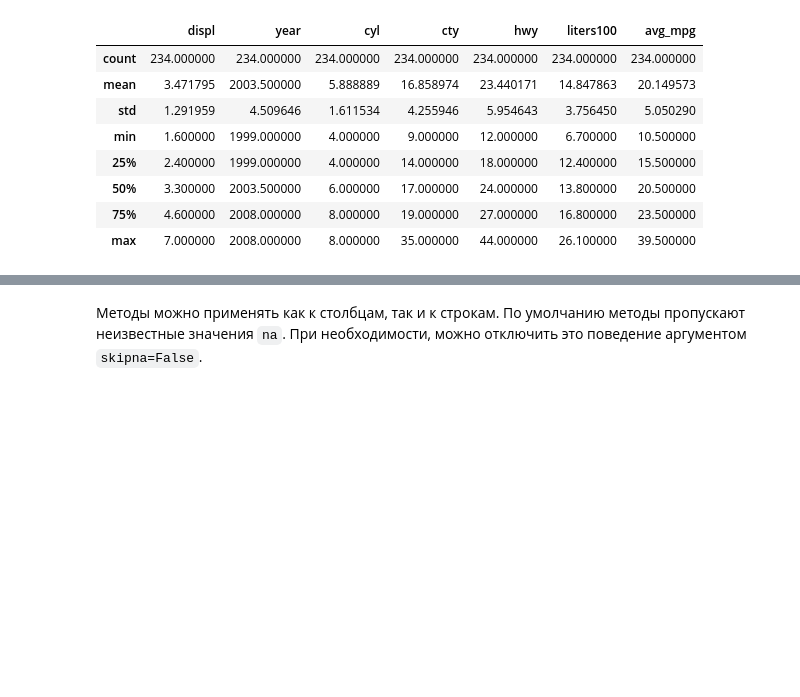
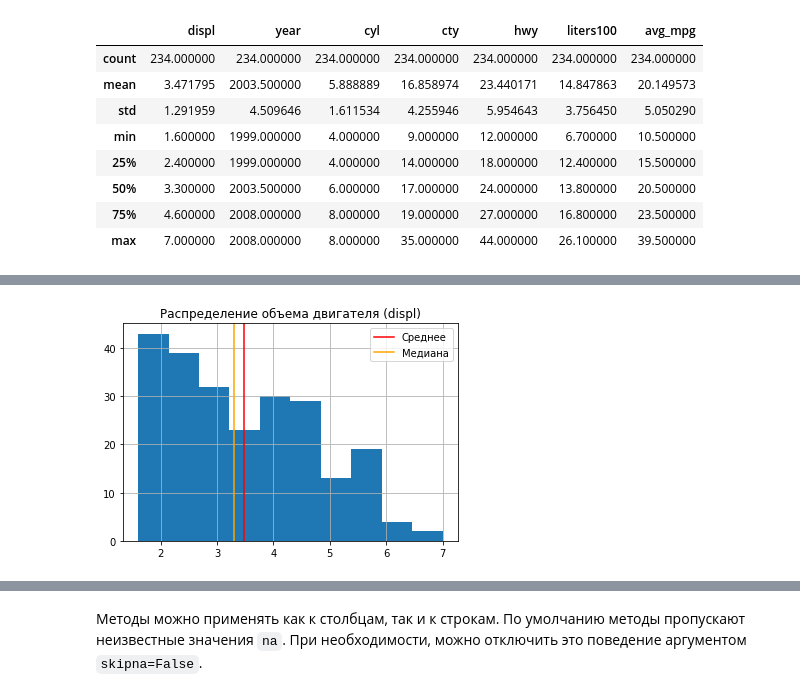
Before and after one commit to postlogist/python-ds, a Jupyter notebook: pandas/01_pandas_basics.ipynb, the cells around one changed output, grey strips where cells are left out. Saved outputs shown, nothing was run; the diff lists cells and outputs as text; code cells hidden in the pictures; blank space fills up the shorter version.

```diff
--- a/pandas/01_pandas_basics.ipynb
+++ b/pandas/01_pandas_basics.ipynb
@@ -1084,0 +1116,8 @@ mpg.describe()
+# %%
+ax = mpg['displ'].hist()
+ax.axvline(mpg['displ'].mean(), color = 'red', label='Среднее')
+ax.axvline(mpg['displ'].median(), color = 'orange', label='Медиана')
+ax.legend();
+ax.set_title('Распределение объема двигателя (displ)');
+# %% [output]
+[figure, added]
```
Also changed, not shown: parts of 27 cells of this notebook, 3 other files.
